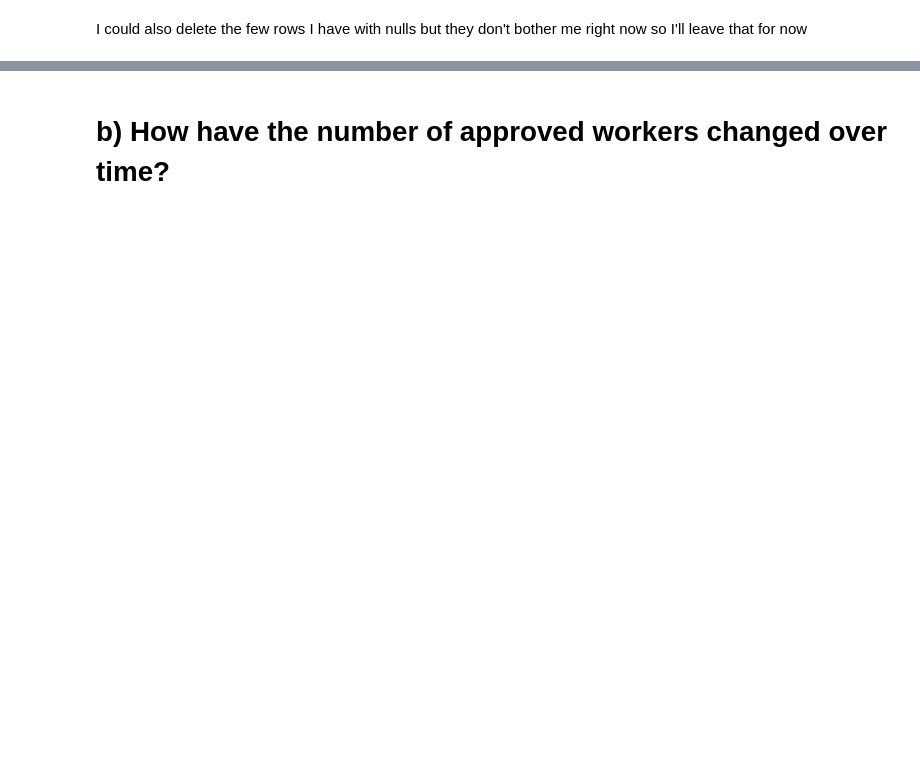
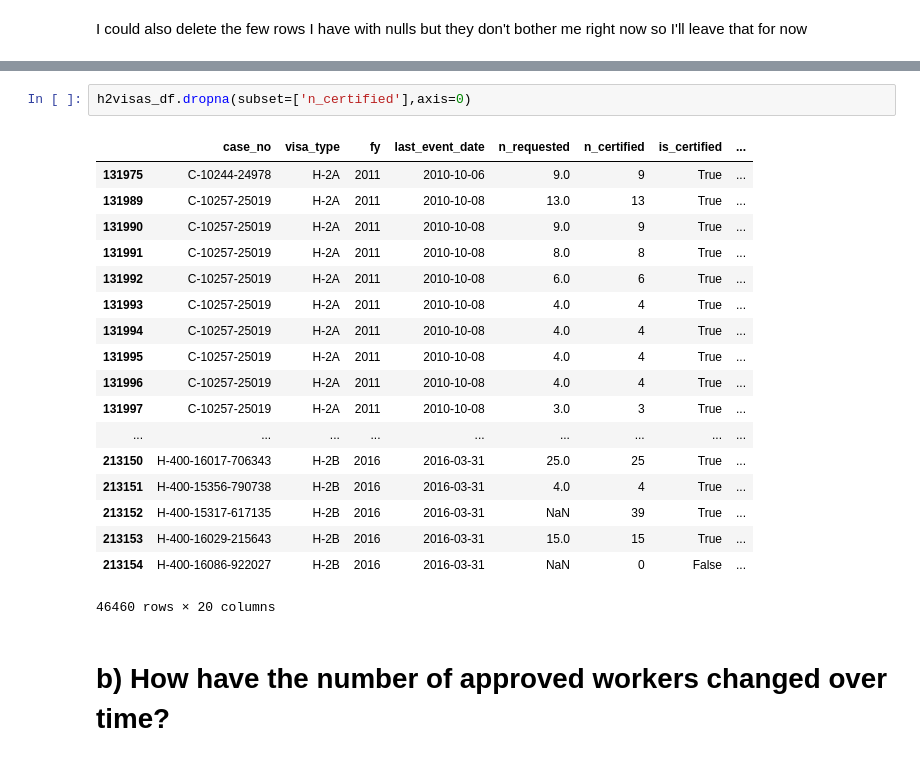
Before and after one commit to nachocarracedo/portfolio, a Jupyter notebook: H2_Visas/h2_visas_analysis.ipynb, the cells around one changed output, grey strips where cells are left out. Saved outputs shown, nothing was run; the diff lists cells and outputs as text; blank space fills up the shorter version.

```diff
--- a/H2_Visas/h2_visas_analysis.ipynb
+++ b/H2_Visas/h2_visas_analysis.ipynb
@@ -874,2 +878,23 @@ plt.show()
+# %%
+h2visas_df.dropna(subset=['n_certified'],axis=0)
+# %% [output]
+|  | case_no | visa_type | fy | last_event_date | n_requested | n_certified | is_certified | ... |
+| 131975 | C-10244-24978 | H-2A | 2011 | 2010-10-06 | 9.0 | 9 | True | ... |
+| 131989 | C-10257-25019 | H-2A | 2011 | 2010-10-08 | 13.0 | 13 | True | ... |
+| 131990 | C-10257-25019 | H-2A | 2011 | 2010-10-08 | 9.0 | 9 | True | ... |
+| 131991 | C-10257-25019 | H-2A | 2011 | 2010-10-08 | 8.0 | 8 | True | ... |
+| 131992 | C-10257-25019 | H-2A | 2011 | 2010-10-08 | 6.0 | 6 | True | ... |
+| 131993 | C-10257-25019 | H-2A | 2011 | 2010-10-08 | 4.0 | 4 | True | ... |
+| 131994 | C-10257-25019 | H-2A | 2011 | 2010-10-08 | 4.0 | 4 | True | ... |
+| 131995 | C-10257-25019 | H-2A | 2011 | 2010-10-08 | 4.0 | 4 | True | ... |
+| 131996 | C-10257-25019 | H-2A | 2011 | 2010-10-08 | 4.0 | 4 | True | ... |
+| 131997 | C-10257-25019 | H-2A | 2011 | 2010-10-08 | 3.0 | 3 | True | ... |
+| ... | ... | ... | ... | ... | ... | ... | ... | ... |
+| 213150 | H-400-16017-706343 | H-2B | 2016 | 2016-03-31 | 25.0 | 25 | True | ... |
+| 213151 | H-400-15356-790738 | H-2B | 2016 | 2016-03-31 | 4.0 | 4 | True | ... |
+| 213152 | H-400-15317-617135 | H-2B | 2016 | 2016-03-31 | NaN | 39 | True | ... |
+| 213153 | H-400-16029-215643 | H-2B | 2016 | 2016-03-31 | 15.0 | 15 | True | ... |
+| 213154 | H-400-16086-922027 | H-2B | 2016 | 2016-03-31 | NaN | 0 | False | ... |
+46460 rows × 20 columns
 # %% [markdown]
 # b) How have the number of approved workers changed over time?
```
Also changed, not shown: parts of 46 cells of this notebook, 1 other file.
